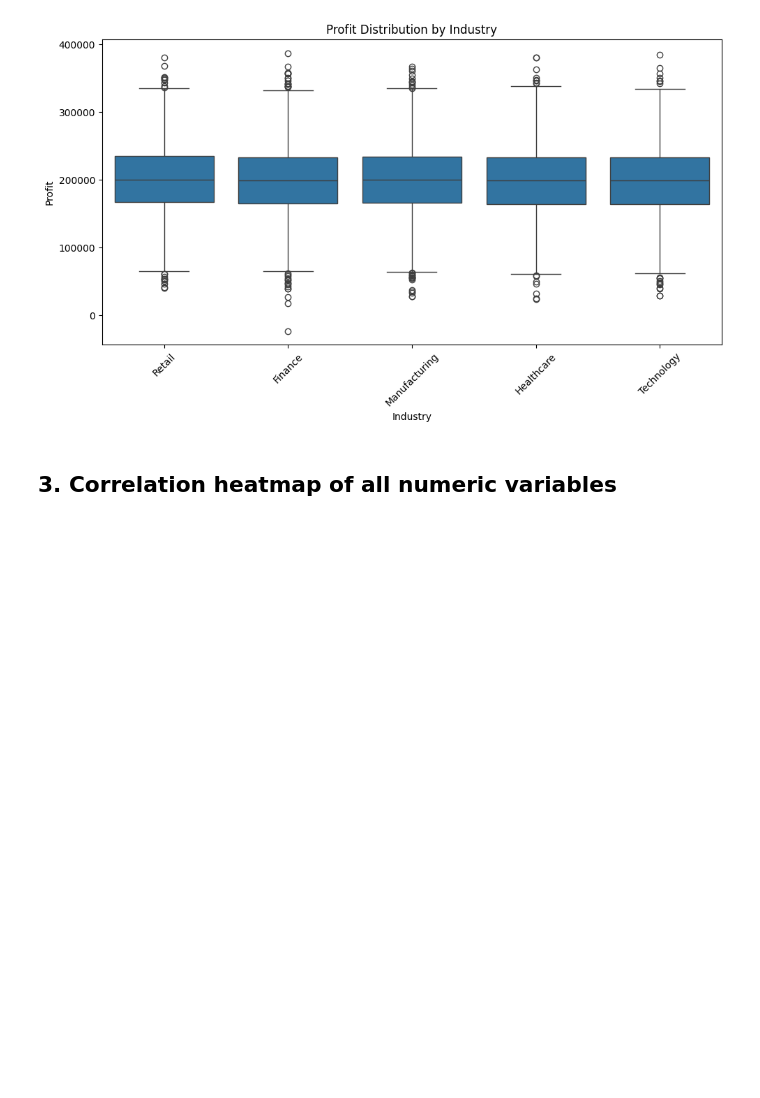
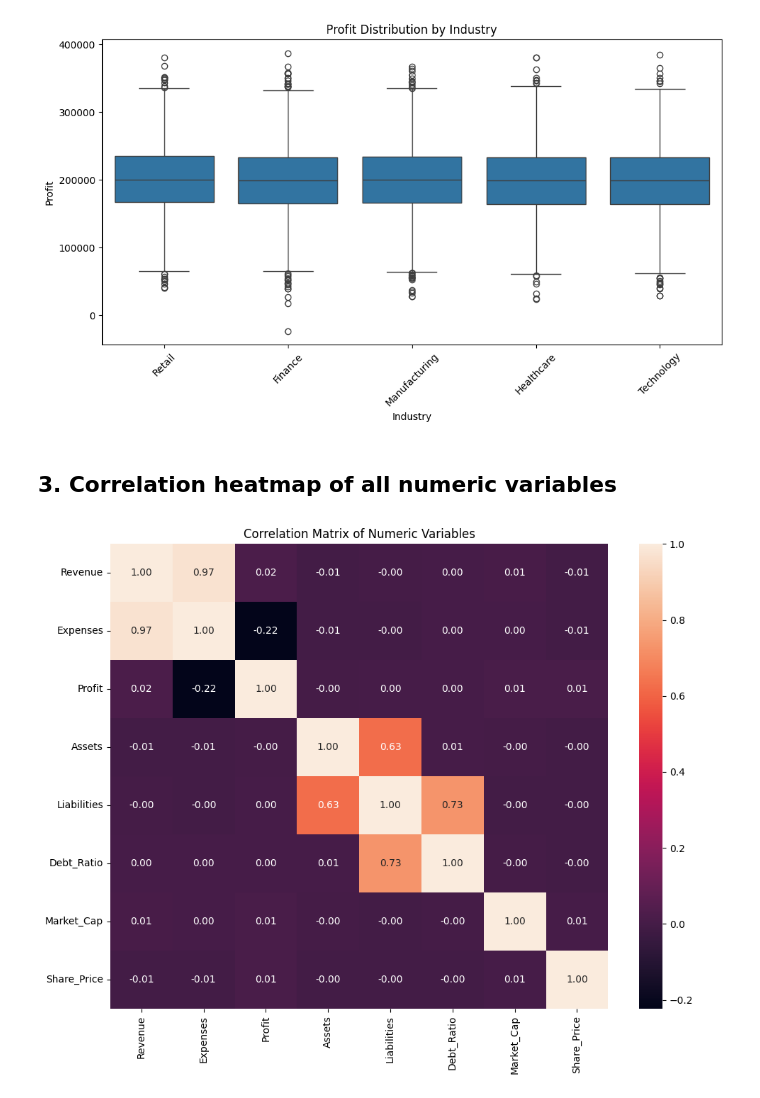
Before and after one commit to aeaeaeae123/FinancialAccountGraphs, a Jupyter notebook: file.ipynb, the cells around one changed output. Drawn from its saved outputs; the diff is of its cells as text; code cells hidden in the pictures; blank space fills up the shorter version.

Commit message:
added 3rd graph

```diff
--- a/file.ipynb
+++ b/file.ipynb
@@ -55,3 +55,32 @@ plt.show()
 [figure]
 # %% [markdown]
 ## 3. Correlation heatmap of all numeric variables
+# %%
+# %%
+# 1) Declare and load the CSV file
+import pandas as pd
+
+# If your CSV lives elsewhere, adjust this path
+csv_file = "./dataset/Finance_Accounting_Dataset.csv"
+df = pd.read_csv(csv_file)
+
+# Optional: peek at the data
+df.head()
+
+# %%
+# 2) Compute correlation matrix and plot heatmap
+import matplotlib.pyplot as plt
+import seaborn as sns
+
+# Select only numeric columns
+numeric_cols = df.select_dtypes(include='number').columns
+corr_matrix = df[numeric_cols].corr()
+
+# Draw the heatmap
+plt.figure(figsize=(10, 8))
+sns.heatmap(corr_matrix, annot=True, fmt=".2f")
+plt.title("Correlation Matrix of Numeric Variables")
+plt.tight_layout()
+plt.show()
+# %% [output]
+[figure, added]
```
